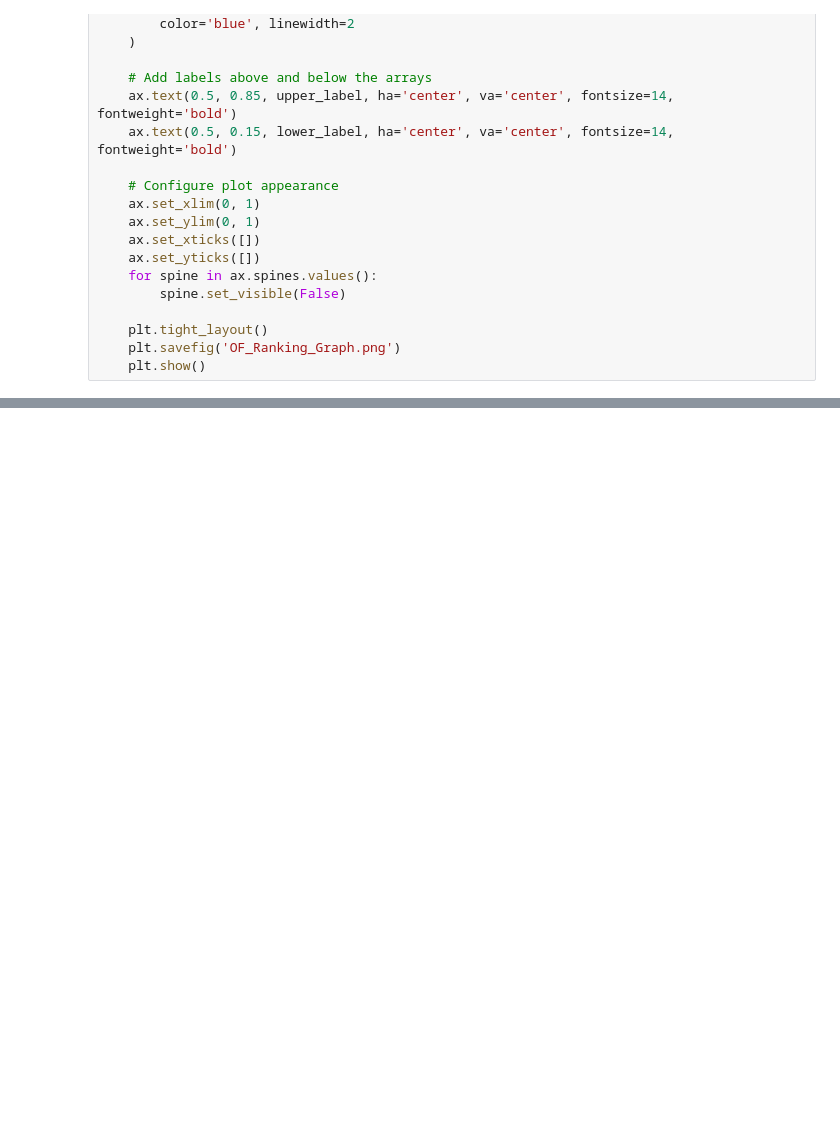
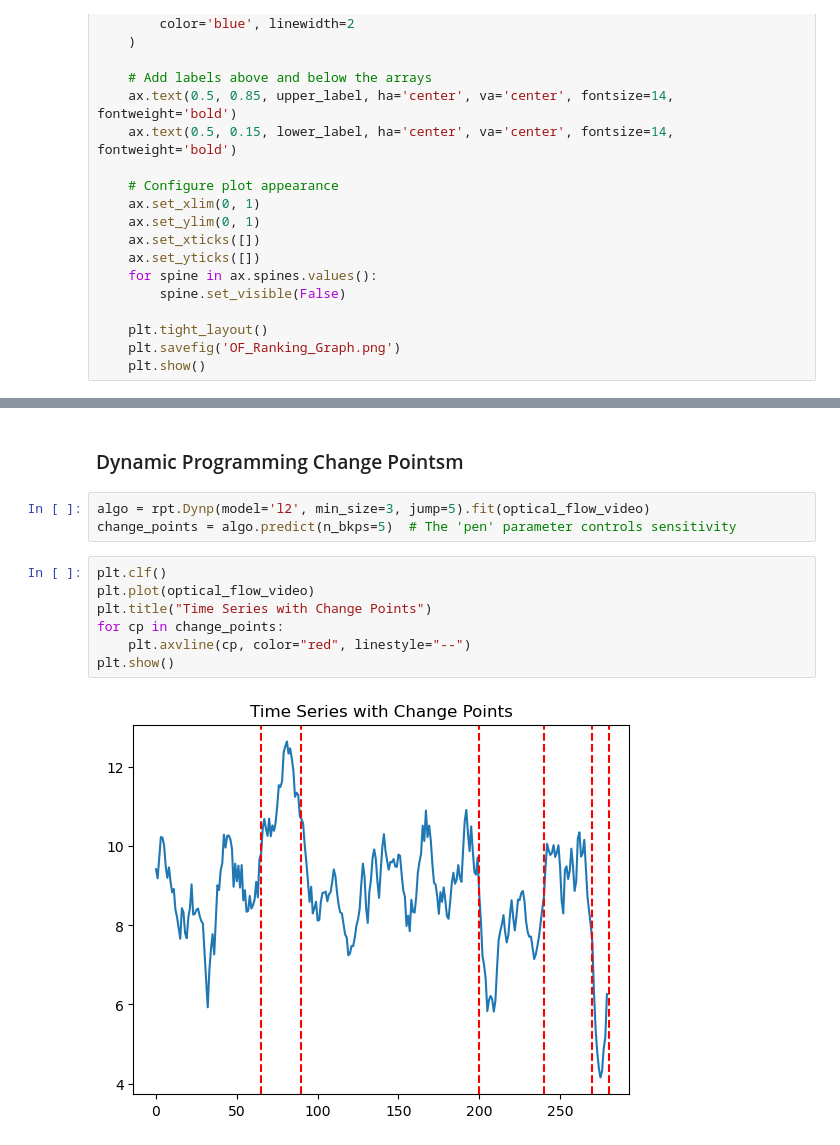
Before and after one commit to smerrillunc/VMR, a Jupyter notebook: notebooks/SegmentingDemo.ipynb, the cells around one changed output, grey strips where cells are left out. Saved outputs shown, nothing was run; the diff lists cells and outputs as text; blank space fills up the shorter version.

```diff
--- a/notebooks/SegmentingDemo.ipynb
+++ b/notebooks/SegmentingDemo.ipynb
@@ -358,0 +417,14 @@ plot_rankings(list(segment_ranks_video), list(segment_ranks_audio_neg1),
+# %% [markdown]
+### Dynamic Programming Change Pointsm
+# %%
+algo = rpt.Dynp(model='l2', min_size=3, jump=5).fit(optical_flow_video)
+change_points = algo.predict(n_bkps=5)  # The 'pen' parameter controls sensitivity
+# %%
+plt.clf()
+plt.plot(optical_flow_video)
+plt.title("Time Series with Change Points")
+for cp in change_points:
+    plt.axvline(cp, color="red", linestyle="--")
+plt.show()
+# %% [output]
+[figure, added]
```
Also changed, not shown: parts of 17 cells of this notebook.
